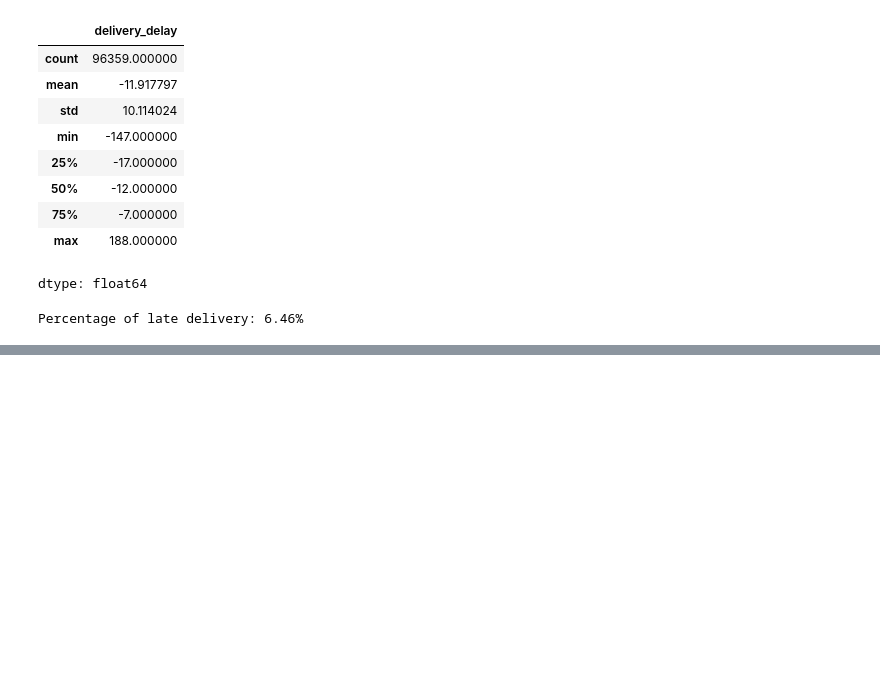
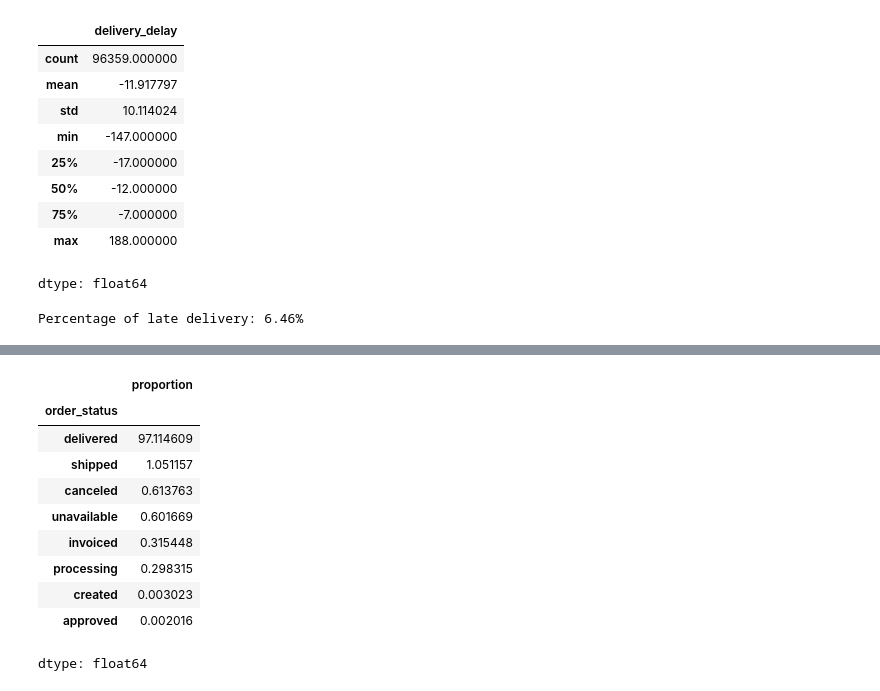
Before and after one commit to HannahPeyambari/Analyzing-customer-satisfaction, a Jupyter notebook: 01_Olist.ipynb, the cells around one changed output, grey strips where cells are left out. Drawn from its saved outputs; the diff is of its cells as text; code cells hidden in the pictures; blank space fills up the shorter version.

```diff
--- a/01_Olist.ipynb
+++ b/01_Olist.ipynb
@@ -231,0 +254,14 @@ Percentage of late delivery: 6.46%
+# %%
+merged_orders_reviews['order_status'].value_counts(normalize = True) * 100
+# %% [output]
+|  | proportion |
+| order_status |  |
+| delivered | 97.114609 |
+| shipped | 1.051157 |
+| canceled | 0.613763 |
+| unavailable | 0.601669 |
+| invoiced | 0.315448 |
+| processing | 0.298315 |
+| created | 0.003023 |
+| approved | 0.002016 |
+dtype: float64
```
Also changed, not shown: parts of 10 cells of this notebook.
